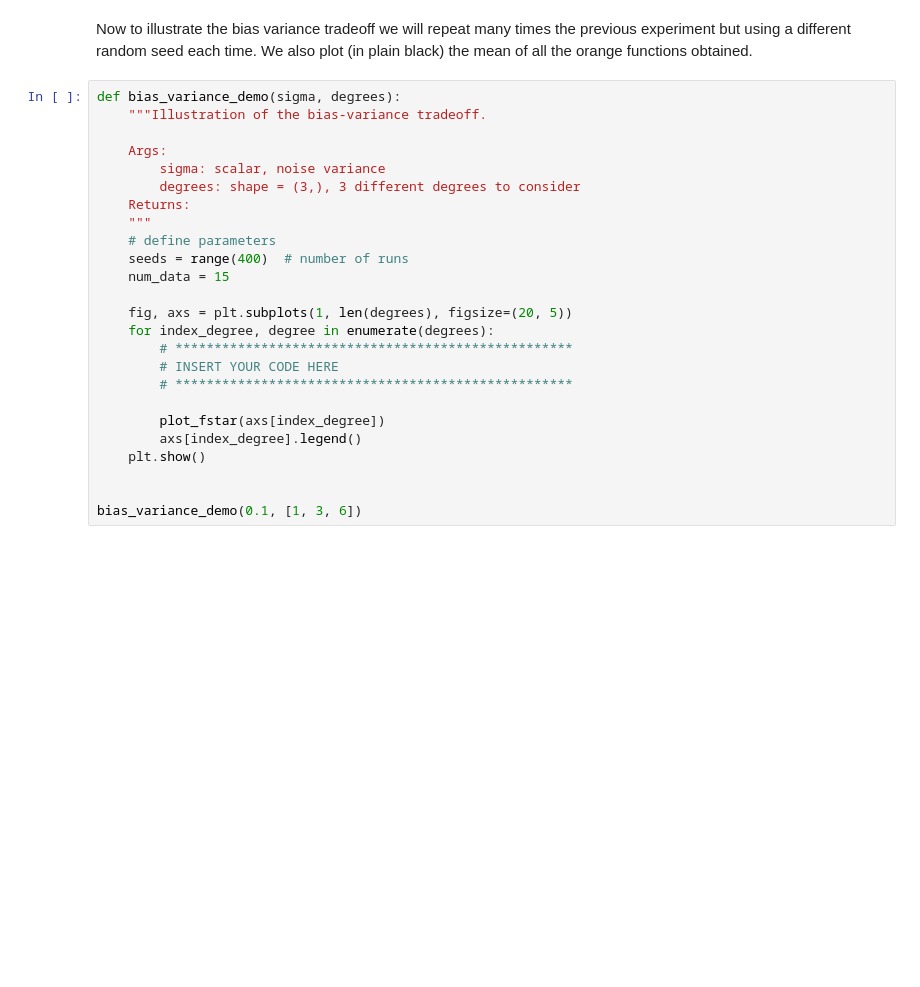
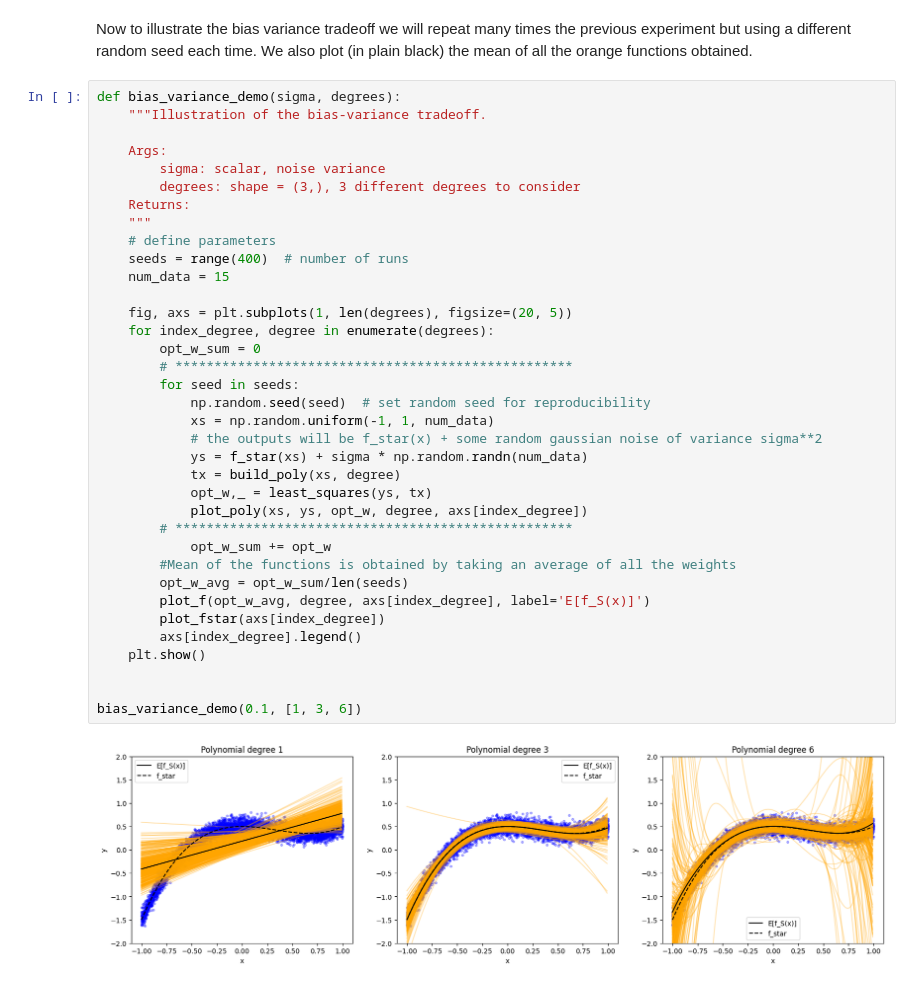
Before and after one commit to andy-joy-25/ML_course, a Jupyter notebook: labs/ex04/template/ex04.ipynb, the cells around one changed output. Saved outputs shown, nothing was run; the diff lists cells and outputs as text; blank space fills up the shorter version.

```diff
--- a/labs/ex04/template/ex04.ipynb
+++ b/labs/ex04/template/ex04.ipynb
@@ -328,28 +333,41 @@ Now to illustrate the bias variance tradeoff we will repeat many times the previ
 # %%
 def bias_variance_demo(sigma, degrees):
     """Illustration of the bias-variance tradeoff.
 
     Args:
         sigma: scalar, noise variance
         degrees: shape = (3,), 3 different degrees to consider
     Returns:
     """
     # define parameters
     seeds = range(400)  # number of runs
     num_data = 15
 
     fig, axs = plt.subplots(1, len(degrees), figsize=(20, 5))
     for index_degree, degree in enumerate(degrees):
+        opt_w_sum = 0
         # ***************************************************
-        # INSERT YOUR CODE HERE
+        for seed in seeds:
+            np.random.seed(seed)  # set random seed for reproducibility
+            xs = np.random.uniform(-1, 1, num_data)
+            # the outputs will be f_star(x) + some random gaussian noise of variance sigma**2
+            ys = f_star(xs) + sigma * np.random.randn(num_data)
+            tx = build_poly(xs, degree)
+            opt_w,_ = least_squares(ys, tx)
+            plot_poly(xs, ys, opt_w, degree, axs[index_degree])
         # ***************************************************
-
+            opt_w_sum += opt_w
+        #Mean of the functions is obtained by taking an average of all the weights
+        opt_w_avg = opt_w_sum/len(seeds)
+        plot_f(opt_w_avg, degree, axs[index_degree], label='E[f_S(x)]')
         plot_fstar(axs[index_degree])
         axs[index_degree].legend()
     plt.show()
 
 
 bias_variance_demo(0.1, [1, 3, 6])
+# %% [output]
+[figure, added]
 # %% [markdown]
 Your output should ressemble to this:
 ![alt text](bias_variance.png)
```
Also changed, not shown: parts of 1 cell of this notebook.
